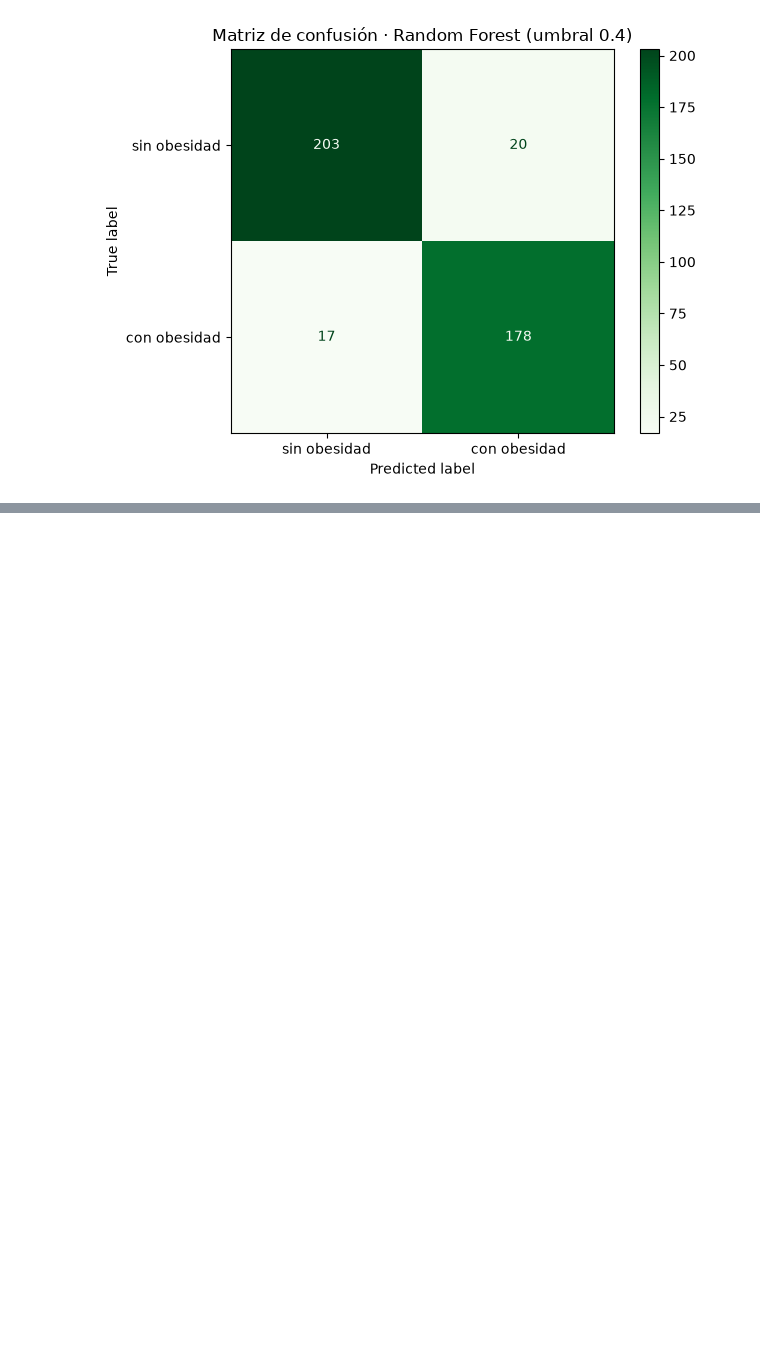
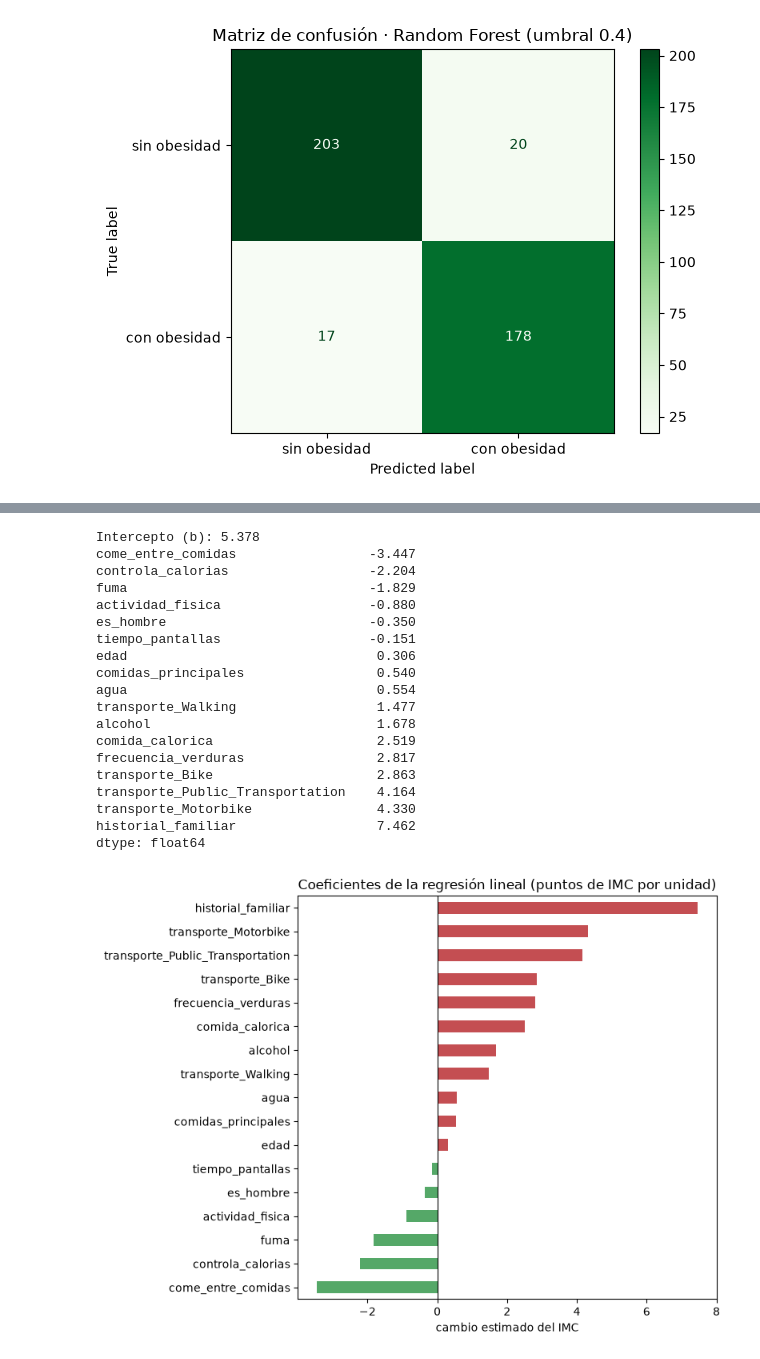
Before and after one commit to Mayerly3suarez/ML_2026Q4, a Jupyter notebook: src/Actividades_Evaluativas/EA3_modelo.ipynb, the cells around one changed output, grey strips where cells are left out. Drawn from its saved outputs; the diff is of its cells as text; code cells hidden in the pictures; blank space fills up the shorter version.

```diff
--- a/src/Actividades_Evaluativas/EA3_modelo.ipynb
+++ b/src/Actividades_Evaluativas/EA3_modelo.ipynb
@@ -707,0 +904,36 @@ real 1      17     178
+# %%
+parametros_reg = r_multiple["parametros"]
+coeficientes_reg = pd.Series(parametros_reg["w"], index=regresion_multiple.feature_column).sort_values()
+print(f"Intercepto (b): {parametros_reg['b']:.3f}")
+print(coeficientes_reg.round(3))
+
+fig, ax = plt.subplots(figsize=(8, 6))
+colores = ["#C44E52" if valor > 0 else "#55A868" for valor in coeficientes_reg]
+coeficientes_reg.plot(kind="barh", ax=ax, color=colores)
+ax.axvline(0, color="black", linewidth=0.8)
+ax.set_title("Coeficientes de la regresión lineal (puntos de IMC por unidad)")
+ax.set_xlabel("cambio estimado del IMC")
+plt.tight_layout()
+plt.savefig("graficas/EA3_coeficientes_regresion.png", dpi=120)
+plt.show()
+# %% [output]
+Intercepto (b): 5.378
+come_entre_comidas                 -3.447
+controla_calorias                  -2.204
+fuma                               -1.829
+actividad_fisica                   -0.880
+es_hombre                          -0.350
+tiempo_pantallas                   -0.151
+edad                                0.306
+comidas_principales                 0.540
+agua                                0.554
+transporte_Walking                  1.477
+alcohol                             1.678
+comida_calorica                     2.519
+frecuencia_verduras                 2.817
+transporte_Bike                     2.863
+transporte_Public_Transportation    4.164
+transporte_Motorbike                4.330
+historial_familiar                  7.462
+dtype: float64
+[figure, added]
```
Also changed, not shown: parts of 25 cells of this notebook.
